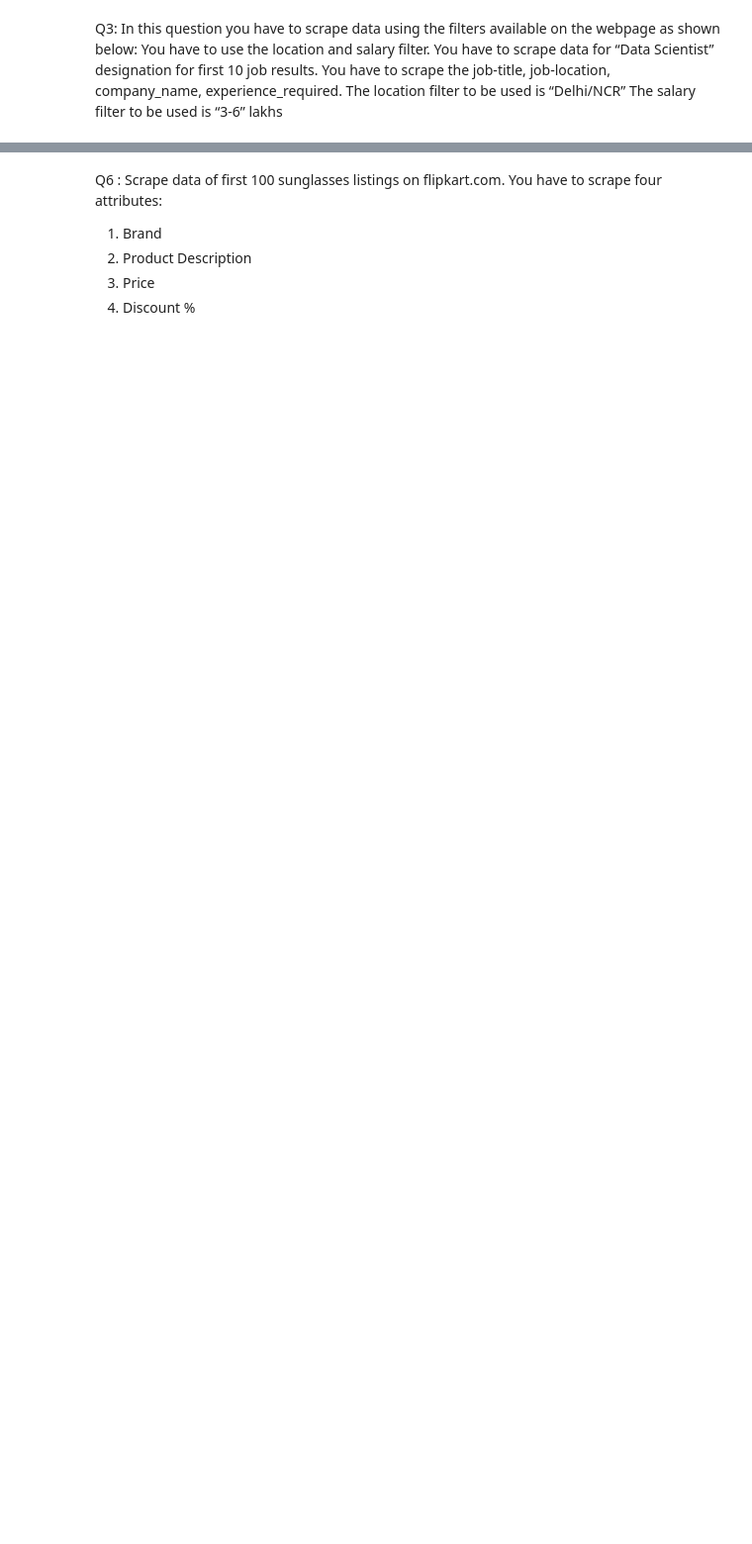
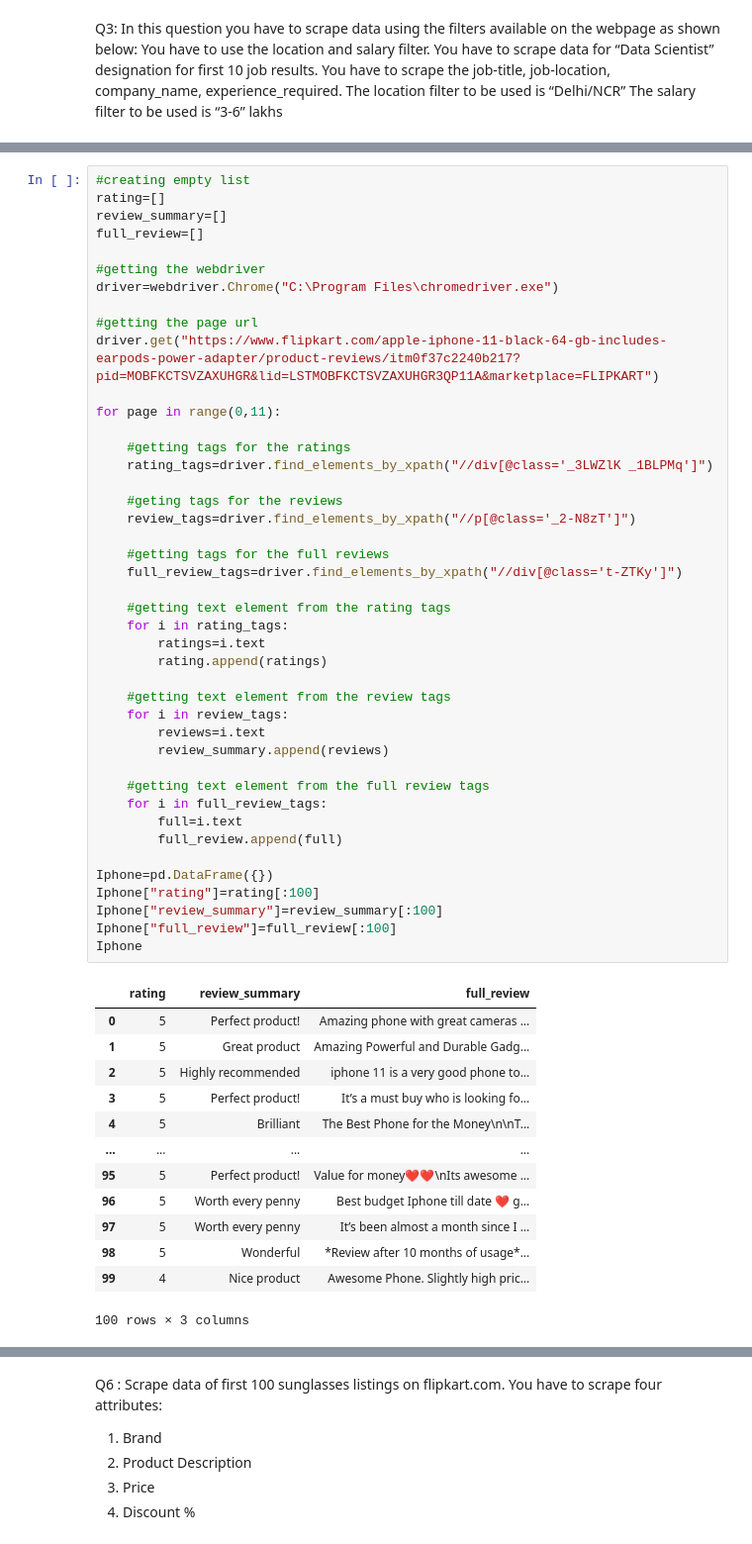
Before and after one commit to jazzcod/Flip_Robo_Projects, a Jupyter notebook: Flip_Robo_Selenium_Assignment_2.0.ipynb, the cells around one changed output, grey strips where cells are left out. Shown: that part at 99% size. Saved outputs shown, nothing was run; the diff lists cells and outputs as text; blank space fills up the shorter version.

```diff
--- a/Flip_Robo_Selenium_Assignment_2.0.ipynb
+++ b/Flip_Robo_Selenium_Assignment_2.0.ipynb
@@ -740,0 +755,57 @@ jobs
+# %%
+#creating empty list
+rating=[]
+review_summary=[]
+full_review=[]
+
+#getting the webdriver
+driver=webdriver.Chrome("C:\Program Files\chromedriver.exe")
+
+#getting the page url
+driver.get("https://www.flipkart.com/apple-iphone-11-black-64-gb-includes-earpods-power-adapter/product-reviews/itm0f37c2240b217?pid=MOBFKCTSVZAXUHGR&lid=LSTMOBFKCTSVZAXUHGR3QP11A&marketplace=FLIPKART")
+
+for page in range(0,11):
+
+    #getting tags for the ratings
+    rating_tags=driver.find_elements_by_xpath("//div[@class='_3LWZlK _1BLPMq']")
+
+    #geting tags for the reviews
+    review_tags=driver.find_elements_by_xpath("//p[@class='_2-N8zT']")
+
+    #getting tags for the full reviews
+    full_review_tags=driver.find_elements_by_xpath("//div[@class='t-ZTKy']")
+
+    #getting text element from the rating tags
+    for i in rating_tags:
+        ratings=i.text
+        rating.append(ratings)
+
+    #getting text element from the review tags
+    for i in review_tags:
+        reviews=i.text
+        review_summary.append(reviews)
+
+    #getting text element from the full review tags
+    for i in full_review_tags:
+        full=i.text
+        full_review.append(full)
+
+Iphone=pd.DataFrame({})
+Iphone["rating"]=rating[:100]
+Iphone["review_summary"]=review_summary[:100]
+Iphone["full_review"]=full_review[:100]
+Iphone
+# %% [output]
+|  | rating | review_summary | full_review |
+| 0 | 5 | Perfect product! | Amazing phone with great cameras ... |
+| 1 | 5 | Great product | Amazing Powerful and Durable Gadg... |
+| 2 | 5 | Highly recommended | iphone 11 is a very good phone to... |
+| 3 | 5 | Perfect product! | It’s a must buy who is looking fo... |
+| 4 | 5 | Brilliant | The Best Phone for the Money\n\nT... |
+| ... | ... | ... | ... |
+| 95 | 5 | Perfect product! | Value for money❤️❤️\nIts awesome ... |
+| 96 | 5 | Worth every penny | Best budget Iphone till date ❤️ g... |
+| 97 | 5 | Worth every penny | It’s been almost a month since I ... |
+| 98 | 5 | Wonderful | *Review after 10 months of usage*... |
+| 99 | 4 | Nice product | Awesome Phone. Slightly high pric... |
+100 rows × 3 columns
```
Also changed, not shown: parts of 45 cells of this notebook.
